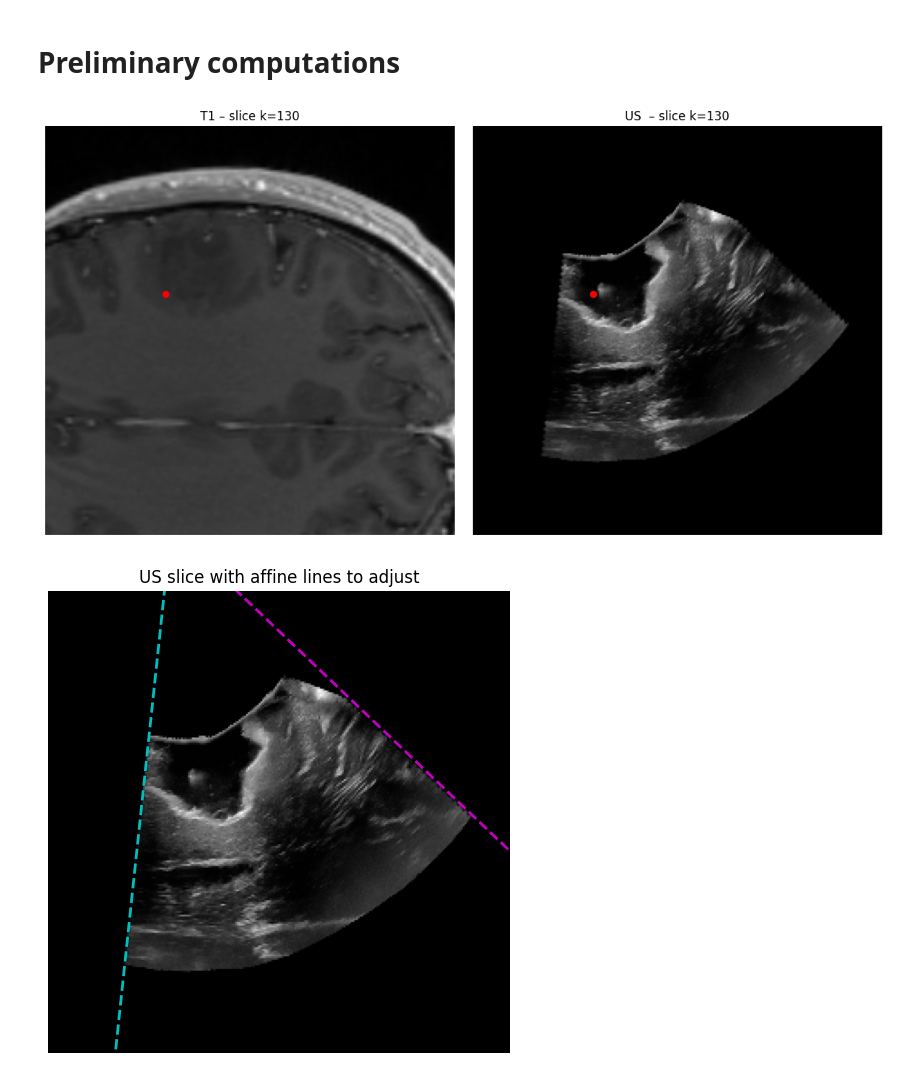
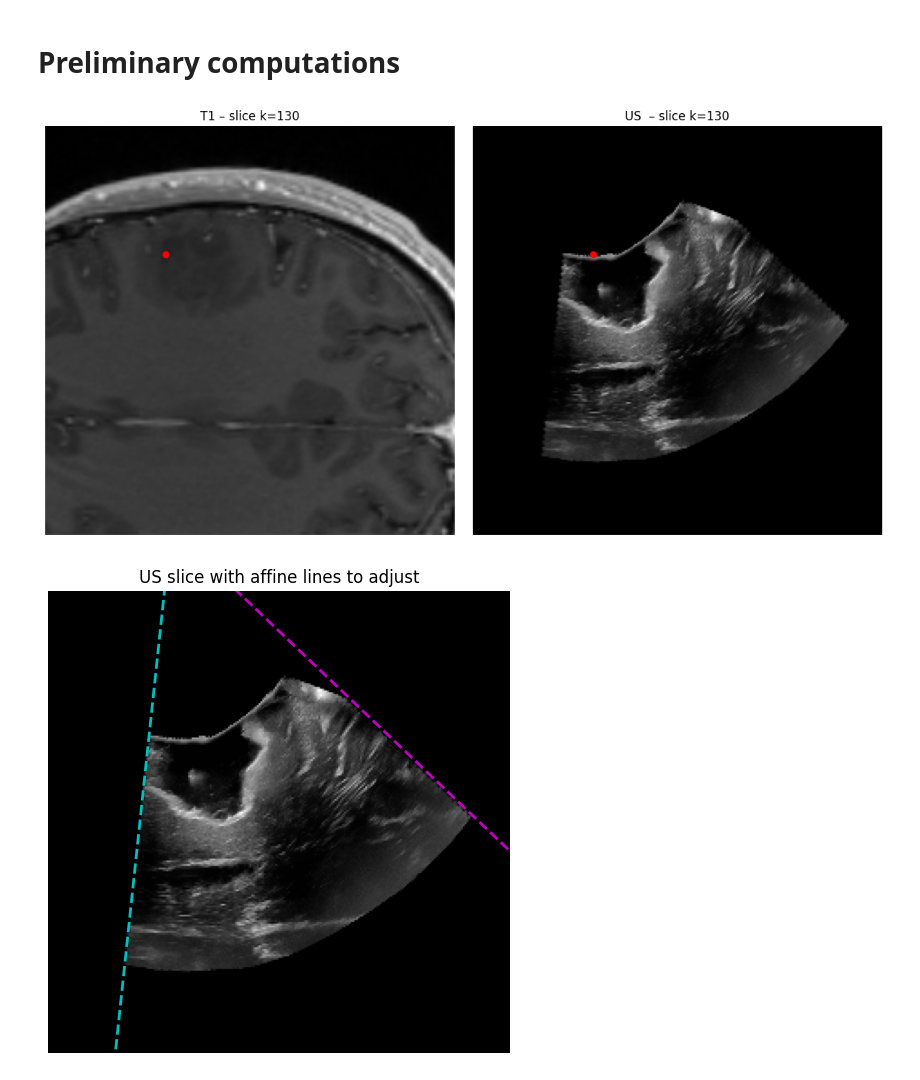
Before and after one commit to gduguey/DiffUS, a Jupyter notebook: notebooks/[DEMO] Train MRI to Impedance MLP.ipynb, the cells around one changed output. Cells and saved outputs as stored; diff of their text form; code cells hidden in the pictures.

```diff
--- a/notebooks/[DEMO] Train MRI to Impedance MLP.ipynb
+++ b/notebooks/[DEMO] Train MRI to Impedance MLP.ipynb
@@ -47,11 +47,11 @@ T2_affine = t2_img.affine
 # %% [markdown]
 # Preliminary computations
 # %%
-i_mri, j_mri, slice_idx = 150, 75, 130 # Example indices for T1 MRI
+i_mri, j_mri, slice_idx = 175, 75, 130 # Example indices for T1 MRI
 us_slice, us_idx = mri_to_us_point(i_mri, j_mri, slice_idx, T1_vol, T1_affine, US_vol, US_affine)
 plot_mri_us_aligned(i_mri, j_mri, slice_idx, T1_vol, us_slice, us_idx)
 # %% [output]
-[figure, old version]
+[figure, new version]
 # %%
 # US edges parameters
 mL, bL = 9.4, -350  # Left edge line parameters (slope, intercept)
```
Also changed, not shown: parts of 3 cells of this notebook, 3 other files.
